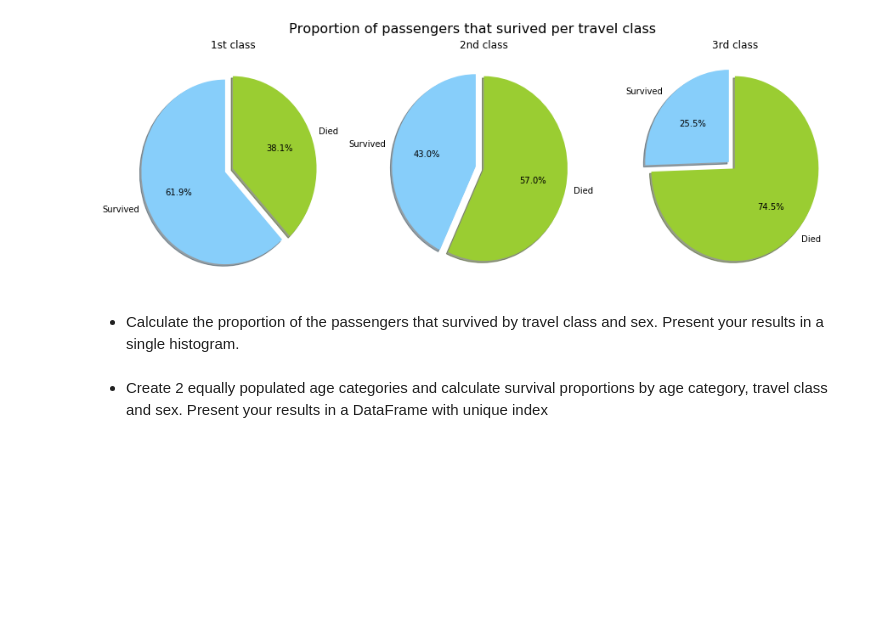
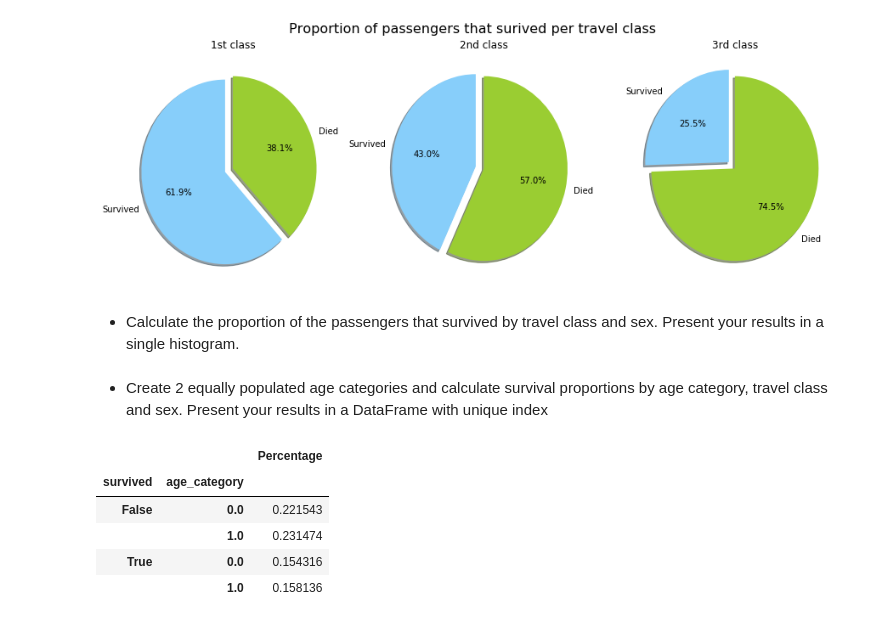
Before and after one commit to mathildemrt/ada, a Jupyter notebook: 01 - Pandas and Data Wrangling/Homework 1.ipynb, the cells around one changed output. Drawn from its saved outputs; the diff is of its cells as text; code cells hidden in the pictures; blank space fills up the shorter version.

```diff
--- a/01 - Pandas and Data Wrangling/Homework 1.ipynb
+++ b/01 - Pandas and Data Wrangling/Homework 1.ipynb
@@ -375,6 +649,16 @@ def old_or_young(age,median_age):
 
 
 passengers['age_category']= passengers.age.apply(lambda x : old_or_young(x,median_age))
-passengers.age_category  = passengers.age_caterogy.astype('category')
+passengers.age_category  = passengers.age_category.astype('category')
 # %%
 #DataFrame=passengers[['pclass','sex','survived','age_category']]
+# %%
+df=passengers
+pd.DataFrame({'Percentage': df.groupby((['survived','age_category'])).size() / len(df)})
+# %% [output]
+|  |  | Percentage |
+| survived | age_category |  |
+| False | 0.0 | 0.221543 |
+|  | 1.0 | 0.231474 |
+| True | 0.0 | 0.154316 |
+|  | 1.0 | 0.158136 |
```
Also changed, not shown: parts of 23 cells of this notebook.
